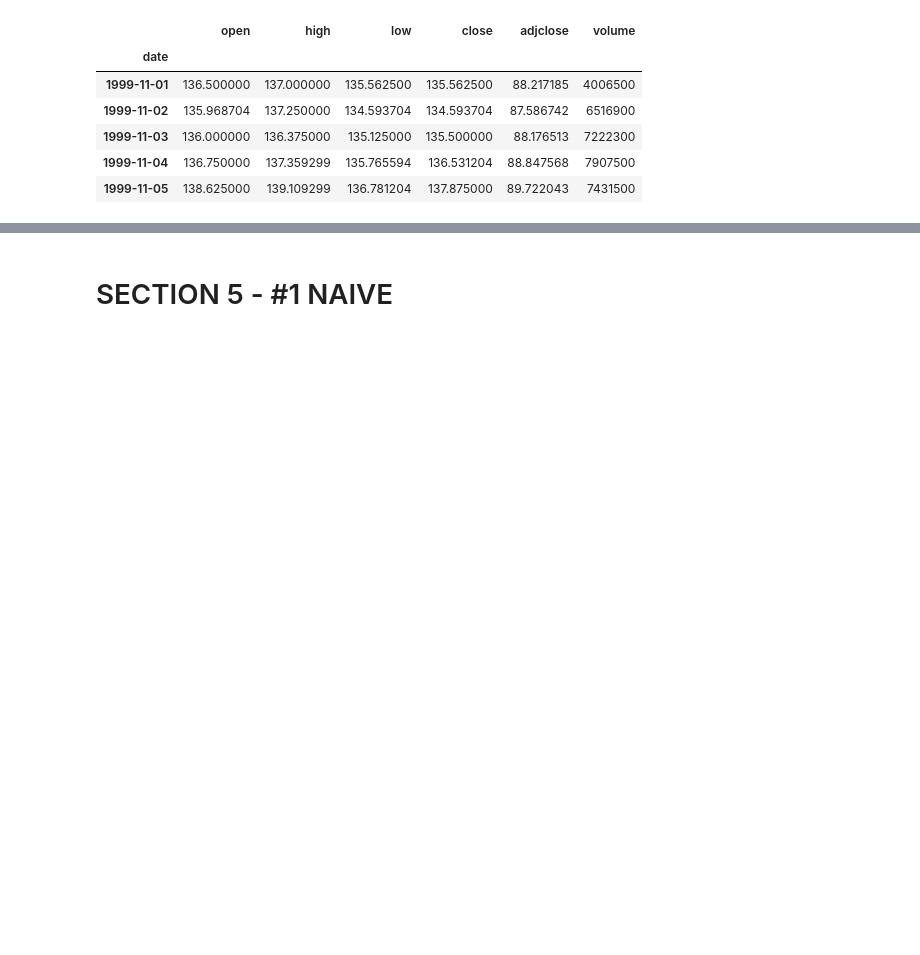
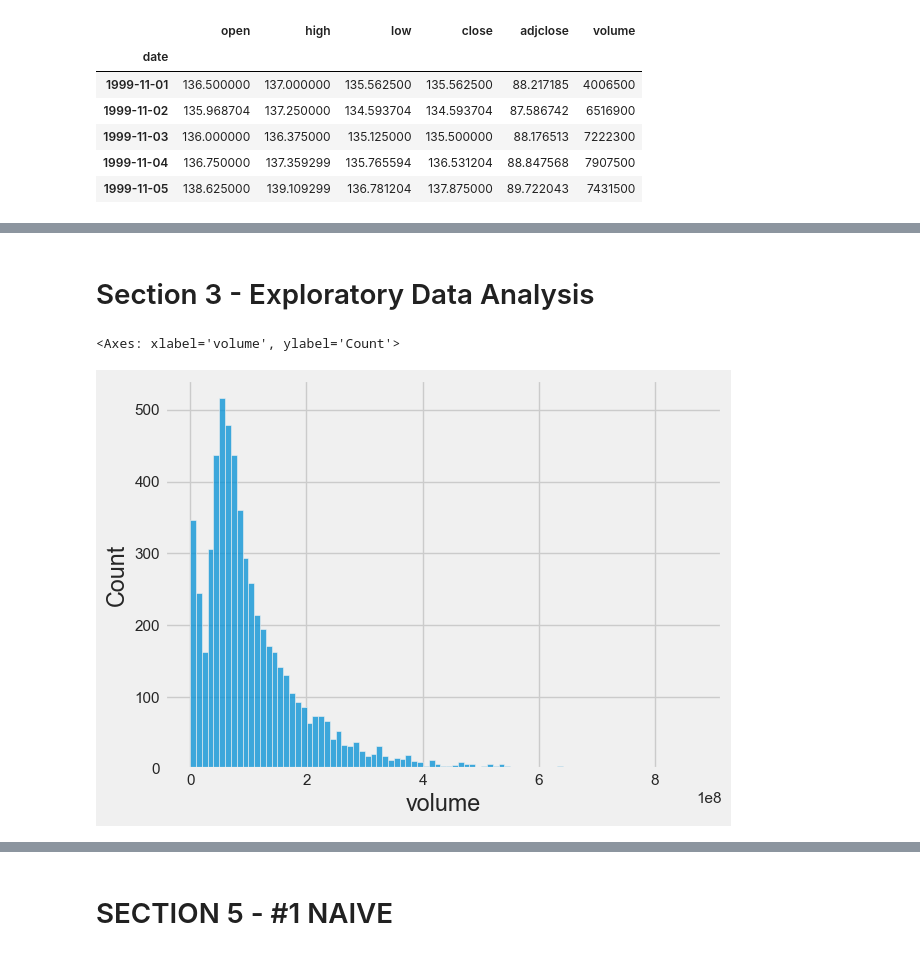
Before and after one commit to SC1015-A139-TEAM7/mini-project, a Jupyter notebook: src/SC1015_PROJECT_DRAFT1.ipynb, the cells around one changed output, grey strips where cells are left out. Cells and saved outputs as stored; diff of their text form; code cells hidden in the pictures; blank space fills up the shorter version.

```diff
--- a/src/SC1015_PROJECT_DRAFT1.ipynb
+++ b/src/SC1015_PROJECT_DRAFT1.ipynb
@@ -85,0 +79,7 @@ plt.show()
+# %% [markdown]
+# Section 3 - Exploratory Data Analysis
+# %%
+sns.histplot(x='volume', data=stock_cleaned_data)
+# %% [output]
+<Axes: xlabel='volume', ylabel='Count'>
+[figure, added]
```
Also changed, not shown: parts of 61 cells of this notebook, 1 other file.
